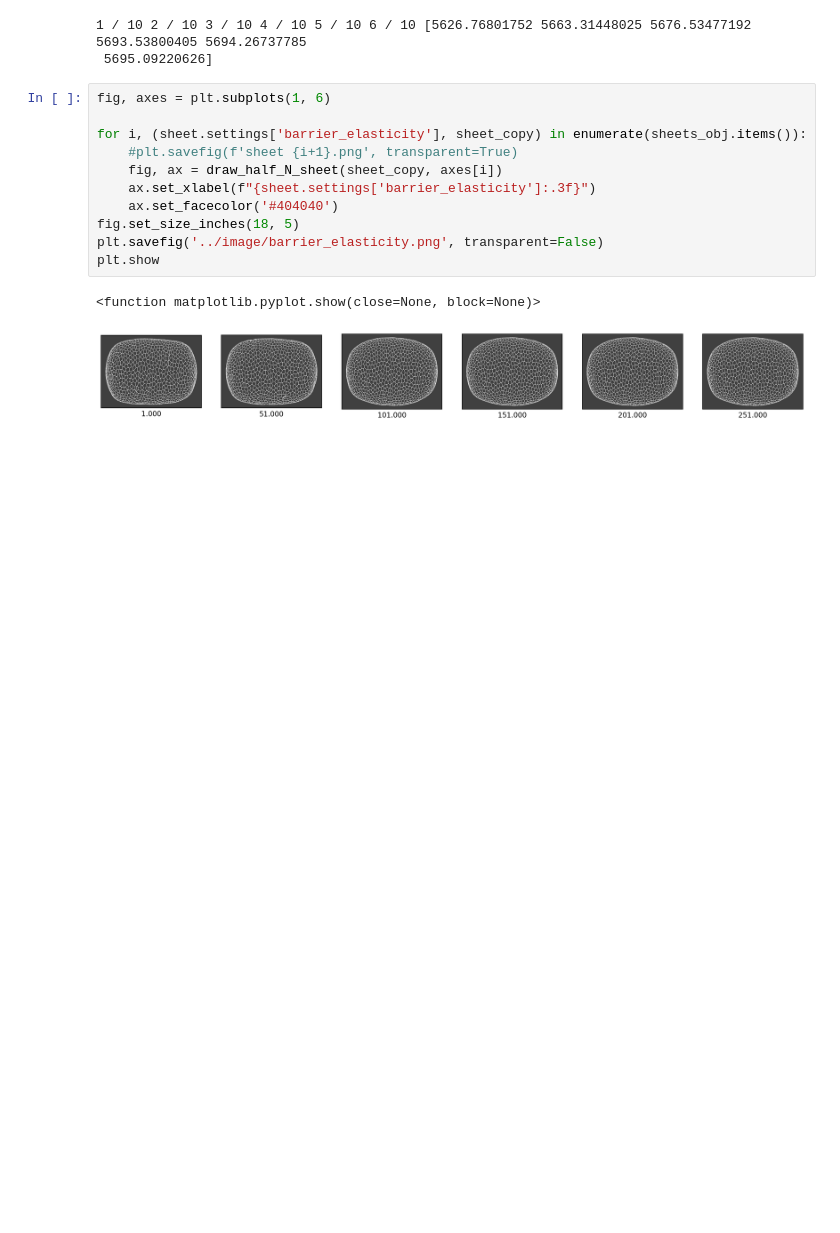
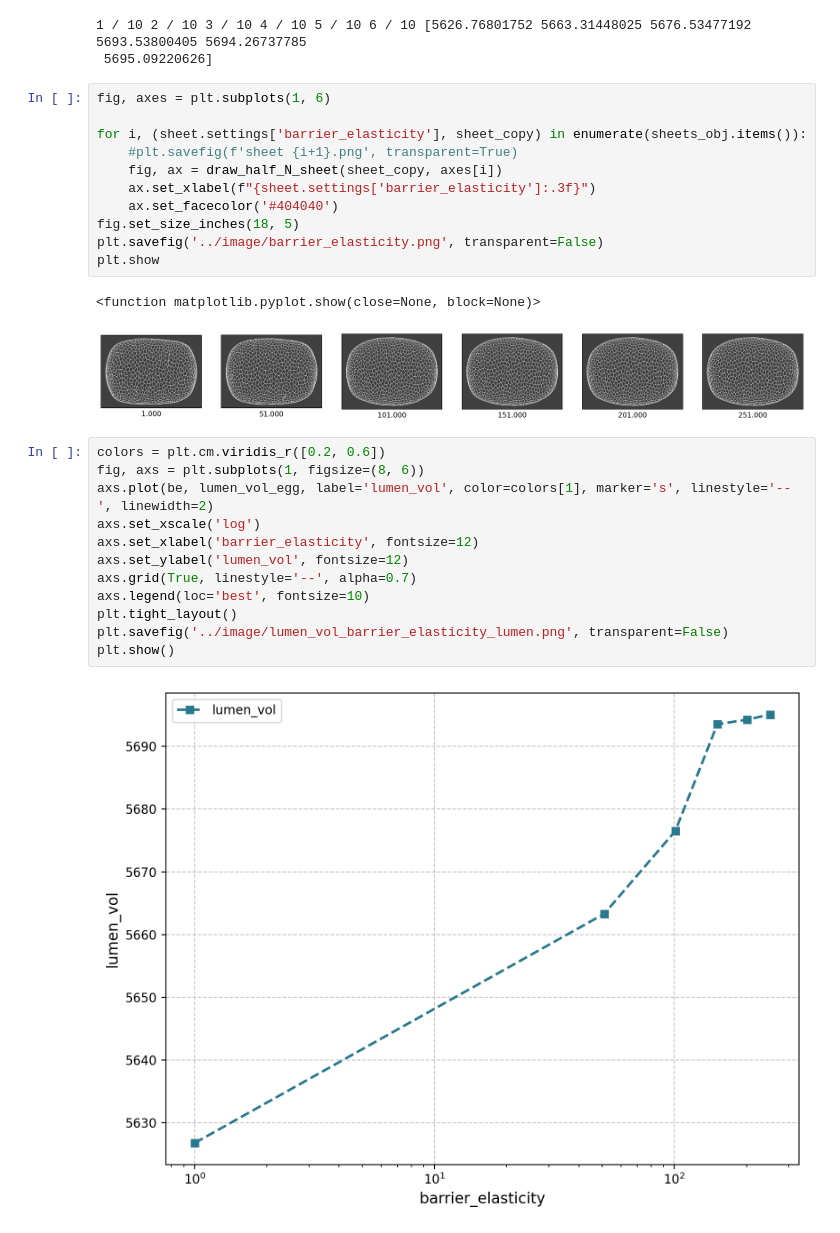
Before and after one commit to Lauragdlp/peripodial, a Jupyter notebook: notebook/barrier_elasticity.ipynb, the cells around one changed output. Cells and saved outputs as stored; diff of their text form; blank space fills up the shorter version.

```diff
--- a/notebook/barrier_elasticity.ipynb
+++ b/notebook/barrier_elasticity.ipynb
@@ -103,3 +103,17 @@ plt.show
 # %% [output]
 <function matplotlib.pyplot.show(close=None, block=None)>
 [figure]
+# %%
+colors = plt.cm.viridis_r([0.2, 0.6])
+fig, axs = plt.subplots(1, figsize=(8, 6))
+axs.plot(be, lumen_vol_egg, label='lumen_vol', color=colors[1], marker='s', linestyle='--', linewidth=2)
+axs.set_xscale('log')
+axs.set_xlabel('barrier_elasticity', fontsize=12)
+axs.set_ylabel('lumen_vol', fontsize=12)
+axs.grid(True, linestyle='--', alpha=0.7)
+axs.legend(loc='best', fontsize=10)
+plt.tight_layout()
+plt.savefig('../image/lumen_vol_barrier_elasticity_lumen.png', transparent=False)
+plt.show()
+# %% [output]
+[figure, added]
```
Also changed, not shown: 1 other file.
